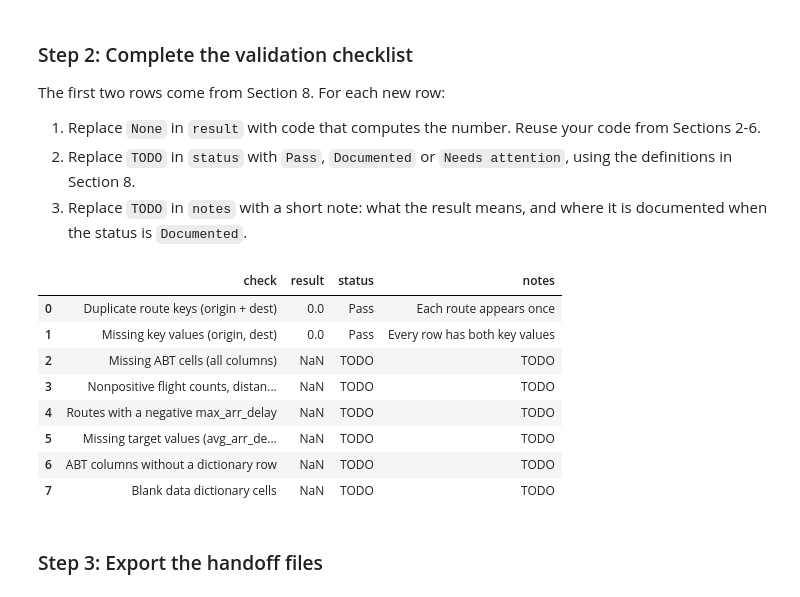
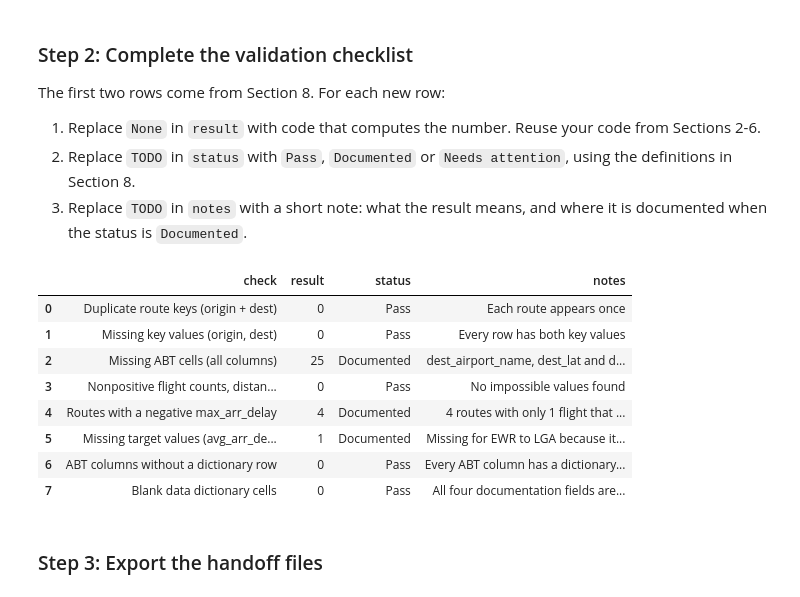
Before and after one commit to glendadavisjohnson/ban6003_wk-11_abt_documentation_template_davis-johnson_glenda, a Jupyter notebook: notebooks/module11_abt_documentation_guided_lab.ipynb, the cells around one changed output. Saved outputs shown, nothing was run; the diff lists cells and outputs as text; code cells hidden in the pictures.

Commit message:
Completed Module 11-ABT documentation lab - Davis-Johnson_Glenda

```diff
--- a/notebooks/module11_abt_documentation_guided_lab.ipynb
+++ b/notebooks/module11_abt_documentation_guided_lab.ipynb
@@ -702,31 +724,49 @@ The first two rows come from Section 8. For each new row:
 # %%
 # Offline Assignment, step 2 - complete the validation checklist.
 # Hints:
 # - Missing ABT cells: .isna().sum().sum() on route_abt.
 # - Nonpositive values: add up the three Boolean checks from Section 4.
 # - Negative max_arr_delay: the condition from Your Turn 3, then .sum().
 # - ABT columns without a dictionary row: compare route_abt.columns with data_dictionary["column_name"].
 # - Blank dictionary cells: select doc_fields, .fillna(""), strip whitespace, compare to "", then sum twice.
 validation_checklist = pd.DataFrame(checklist_rows + [
-    {"check": "Missing ABT cells (all columns)", "result": None, "status": "TODO", "notes": "TODO"},
-    {"check": "Nonpositive flight counts, distances and air times", "result": None, "status": "TODO", "notes": "TODO"},
-    {"check": "Routes with a negative max_arr_delay", "result": None, "status": "TODO", "notes": "TODO"},
-    {"check": "Missing target values (avg_arr_delay)", "result": None, "status": "TODO", "notes": "TODO"},
-    {"check": "ABT columns without a dictionary row", "result": None, "status": "TODO", "notes": "TODO"},
-    {"check": "Blank data dictionary cells", "result": None, "status": "TODO", "notes": "TODO"},
+    {"check": "Missing ABT cells (all columns)",
+     "result": route_abt.isna().sum().sum(),
+     "status": "Documented",
+     "notes": "dest_airport_name, dest_lat and dest_lon are missing for 7 routes; the delay and air time columns are missing for EWR to LGA; see data dictionary notes"},
+    {"check": "Nonpositive flight counts, distances and air times",
+     "result": (route_abt["flight_count"] < 0).sum() + (route_abt["avg_distance"] <= 0).sum() + (route_abt["avg_air_time"] <= 0).sum(),
+     "status": "Pass",
+     "notes": "No impossible values found"},
+    {"check": "Routes with a negative max_arr_delay",
+     "result": (route_abt["max_arr_delay"] < 0).sum(),
+     "status": "Documented",
+     "notes": "4 routes with only 1 flight that arrived early; not an error; see max_arr_delay notes"},
+    {"check": "Missing target values (avg_arr_delay)",
+     "result": route_abt["avg_arr_delay"].isna().sum(),
+     "status": "Documented",
+     "notes": "Missing for EWR to LGA because its only flight was cancelled; see avg_arr_delay notes"},
+    {"check": "ABT columns without a dictionary row",
+     "result": (~route_abt.columns.isin(data_dictionary["column_name"])).sum(),
+     "status": "Pass",
+     "notes": "Every ABT column has a dictionary row"},
+    {"check": "Blank data dictionary cells",
+     "result": data_dictionary[doc_fields].fillna("").apply(lambda col: col.str.strip()).eq("").sum().sum(),
+     "status": "Pass",
+     "notes": "All four documentation fields are filled for every column"},
 ])
 
 validation_checklist
 # %% [output]
 |  | check | result | status | notes |
-| 0 | Duplicate route keys (origin + dest) | 0.0 | Pass | Each route appears once |
-| 1 | Missing key values (origin, dest) | 0.0 | Pass | Every row has both key values |
-| 2 | Missing ABT cells (all columns) | NaN | TODO | TODO |
-| 3 | Nonpositive flight counts, distan... | NaN | TODO | TODO |
-| 4 | Routes with a negative max_arr_delay | NaN | TODO | TODO |
-| 5 | Missing target values (avg_arr_de... | NaN | TODO | TODO |
-| 6 | ABT columns without a dictionary row | NaN | TODO | TODO |
-| 7 | Blank data dictionary cells | NaN | TODO | TODO |
+| 0 | Duplicate route keys (origin + dest) | 0 | Pass | Each route appears once |
+| 1 | Missing key values (origin, dest) | 0 | Pass | Every row has both key values |
+| 2 | Missing ABT cells (all columns) | 25 | Documented | dest_airport_name, dest_lat and d... |
+| 3 | Nonpositive flight counts, distan... | 0 | Pass | No impossible values found |
+| 4 | Routes with a negative max_arr_delay | 4 | Documented | 4 routes with only 1 flight that ... |
+| 5 | Missing target values (avg_arr_de... | 1 | Documented | Missing for EWR to LGA because it... |
+| 6 | ABT columns without a dictionary row | 0 | Pass | Every ABT column has a dictionary... |
+| 7 | Blank data dictionary cells | 0 | Pass | All four documentation fields are... |
 # %% [markdown]
 ### Step 3: Export the handoff files
 # %%
```
Also changed, not shown: parts of 4 cells of this notebook, 3 other files.
